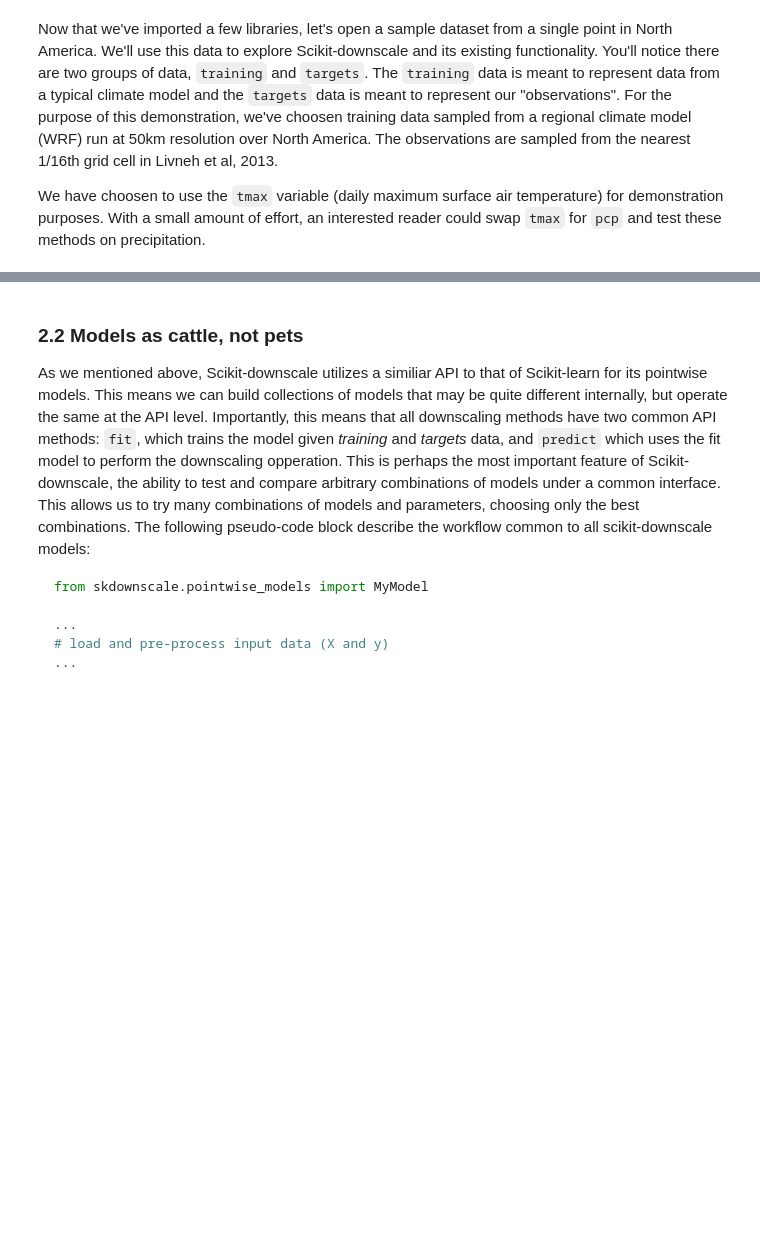
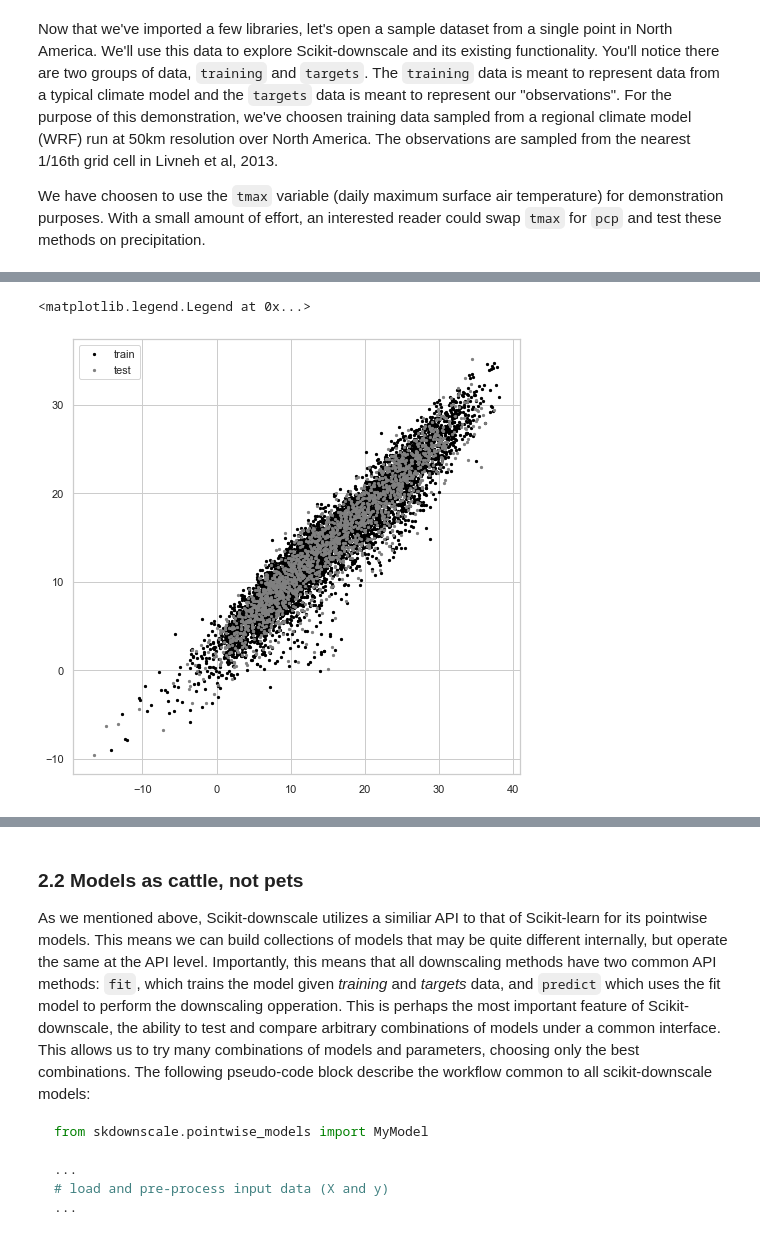
Before and after one commit to pangeo-data/scikit-downscale, a Jupyter notebook: examples/2020ECAHM-scikit-downscale.ipynb, the cells around one changed output, grey strips where cells are left out. Drawn from its saved outputs; the diff is of its cells as text; code cells hidden in the pictures; blank space fills up the shorter version.

Commit message:
initial commit of arrm feature

```diff
--- a/examples/2020ECAHM-scikit-downscale.ipynb
+++ b/examples/2020ECAHM-scikit-downscale.ipynb
@@ -117,0 +242,78 @@ _ = axes[1].set_ylabel('Precipitation [mm/day]')
+# %%
+# exploratory data analysis for arrm model
+
+import numpy as np
+from sklearn.model_selection import train_test_split
+from sklearn.pipeline import Pipeline
+from sklearn.preprocessing import QuantileTransformer
+from sklearn.preprocessing import KBinsDiscretizer
+from mlinsights.mlmodel import PiecewiseRegressor
+
+def ARRM(n_bins=7):
+    return Pipeline([
+        ('')
+    ])
+
+
+sns.set(style='whitegrid')
+c = {'train': 'black', 'predict': 'blue', 'test': 'grey'}
+
+qqwargs = {'n_quantiles': 1e6, 'copy': True, 'subsample': 1e6}
+n_bins = 7
+
+X = training[['tmax']]['1980': '2000'].values
+y = targets[['tmax']]['1980': '2000'].values
+
+X_train, X_test, y_train, y_test = train_test_split(X, y)
+xqt = QuantileTransformer(**qqwargs).fit(X_train)
+Xq_train = xqt.transform(X_train)
+Xq_test = xqt.transform(X_test)
+
+yqt = QuantileTransformer(**qqwargs).fit(y_train)
+yq_train = xqt.transform(y_train)[:, 0]
+yq_test = xqt.transform(y_test)[:, 0]
+
+
+print(X.shape, y.shape, X_train.shape, X_test.shape, y_train.shape, y_test.shape)
+
+# model = PiecewiseRegressor(binner=KBinsDiscretizer(n_bins=n_bins, strategy='quantile'))
+# model.fit(Xq_train, yq_train)
+# predq = model.predict(Xq_test)
+# pred = qt.inverse_transform(predq.reshape(-1, 1))
+
+y_train = y_train[:, 0]
+for strat in ['kmeans', 'uniform', 'quantile']:
+    model = PiecewiseRegressor(binner=KBinsDiscretizer(n_bins=n_bins, strategy=strat))
+
+    model.fit(X_train, y_train)
+    pred = model.predict(X_test)
+    print(strat, model.score(X_test, y_test))
+
+model = PiecewiseRegressor(binner=KBinsDiscretizer(n_bins=n_bins, strategy='kmeans'))
+model.fit(X_train, y_train)
+pred = model.predict(X_test)
+
+
+fig, ax = plt.subplots(1, 1, figsize=(8, 8))
+plt.scatter(X_train, y_train, c=c['train'], s=5, label='train')
+plt.scatter(X_test, y_test, c=c['test'], s=5, label='test')
+ax.legend()
+
+fig, ax = plt.subplots(1, 1, figsize=(8, 8))
+plt.scatter(np.sort(X_train, axis=0), np.sort(y_train, axis=0), c=c['train'], s=5, label='train')
+plt.scatter(np.sort(X_test, axis=0), np.sort(y_test, axis=0), c=c['test'], s=5, label='test')
+plt.plot(np.sort(X_test, axis=0), np.sort(pred, axis=0), c=c['predict'], lw=2, label='predictions')
+ax.legend()
+
+# fig, ax = plt.subplots(1, 1)
+# ax.plot(Xq_test[:, 0], yq_test, ".", label='data', c=c['test'])
+# ax.plot(Xq_test[:, 0], predq, ".", label="predictions", c=c['predict'])
+# ax.set_title(f"Piecewise Linear Regression\n{n_bins} buckets")
+# ax.legend()
+
+fig, ax = plt.subplots(1, 1, figsize=(8, 8))
+ax.plot(X_test[:, 0], y_test, ".", label='data', c=c['test'])
+ax.plot(X_test[:, 0], pred, ".", label="predictions", c=c['predict'])
+ax.set_title(f"Piecewise Linear Regression\n{n_bins} buckets")
+ax.legend()
+# %% [output]
@@ -117,0 +324,2 @@ _ = axes[1].set_ylabel('Precipitation [mm/day]')
+<matplotlib.legend.Legend at 0x...>
+[figure, added]
```
Also changed, not shown: parts of 3 cells of this notebook, 7 other files.
